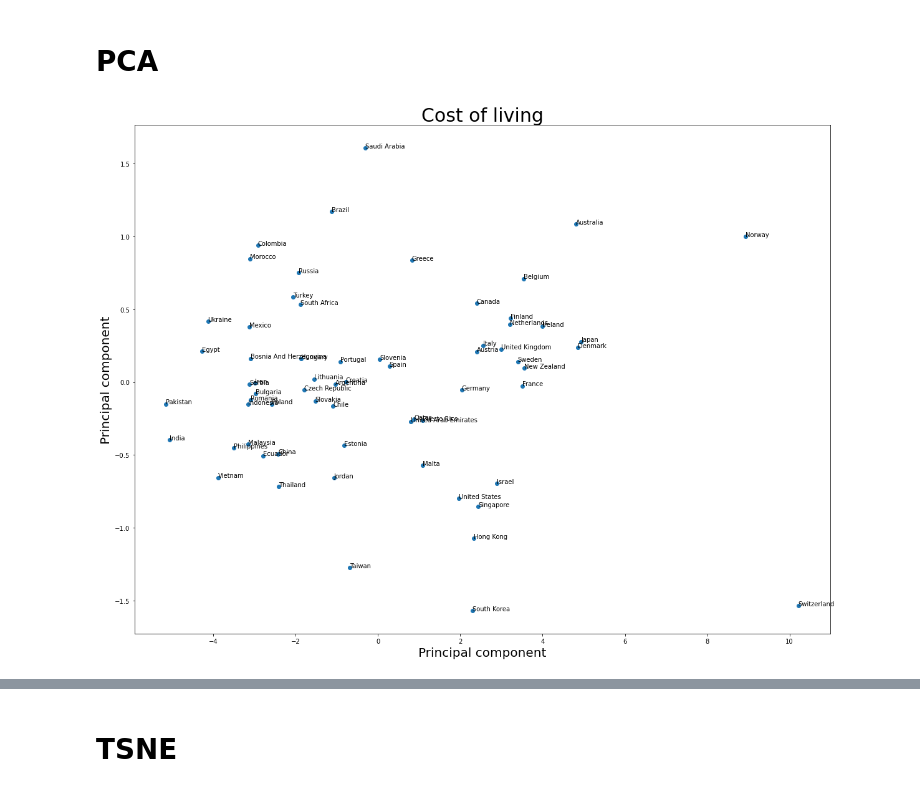
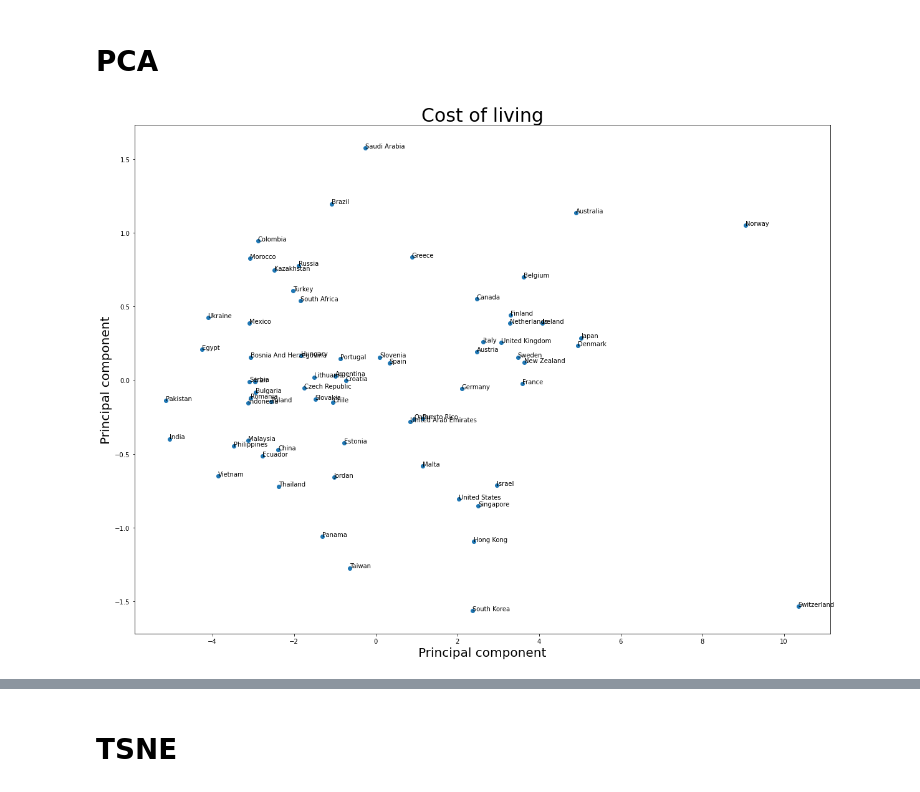
Before and after one commit to Vergenter/familyWealth, a Jupyter notebook: PCA.ipynb, the cells around one changed output, grey strips where cells are left out. Drawn from its saved outputs; the diff is of its cells as text; code cells hidden in the pictures.

```diff
--- a/PCA.ipynb
+++ b/PCA.ipynb
@@ -1,6 +1,6 @@
 # %%
 from pandas import read_csv
-filename = 'dataset//cost_of_living/cost_of_living.csv'
-df_cost_of_living = read_csv(filename).dropna()
+filename = 'dataset//cost_of_living.csv'
+df_cost_of_living = read_csv(filename,index_col="Country")
 df_cost_of_living.head()
 # %% [output]
@@ -16,9 +26,9 @@ df_cost_of_living.head()
 from sklearn.preprocessing import StandardScaler
 features = [str(x) for x in range(2010,2021)]
 # Separating out the features
-x = df_cost_of_living.loc[:, features].values
+x = df_cost_of_living.values
 # Separating out the target
-y = df_cost_of_living.loc[:,['Country']].values
+y = df_cost_of_living.index
 # Standardizing the features
 x = StandardScaler().fit_transform(x)
 # %%
@@ -30,11 +40,11 @@ result_x = pca.fit_transform(x)
 # %%
 import matplotlib.pyplot as plt
 fig, ax = plt.subplots(figsize=(20,15))
 ax.scatter(result_x[:,0],result_x[:,1])
 plt.title("Cost of living",fontsize=30)
 plt.ylabel('Principal component',fontsize=20)
 plt.xlabel('Principal component',fontsize=20)
 for i, txt in enumerate(y):
-    ax.annotate(txt[0], (result_x[i,0], result_x[i,1]))
+    ax.annotate(txt, (result_x[i,0], result_x[i,1]))
 # %% [output]
-[figure, old version]
+[figure, new version]
```
Also changed, not shown: parts of 6 cells of this notebook.
